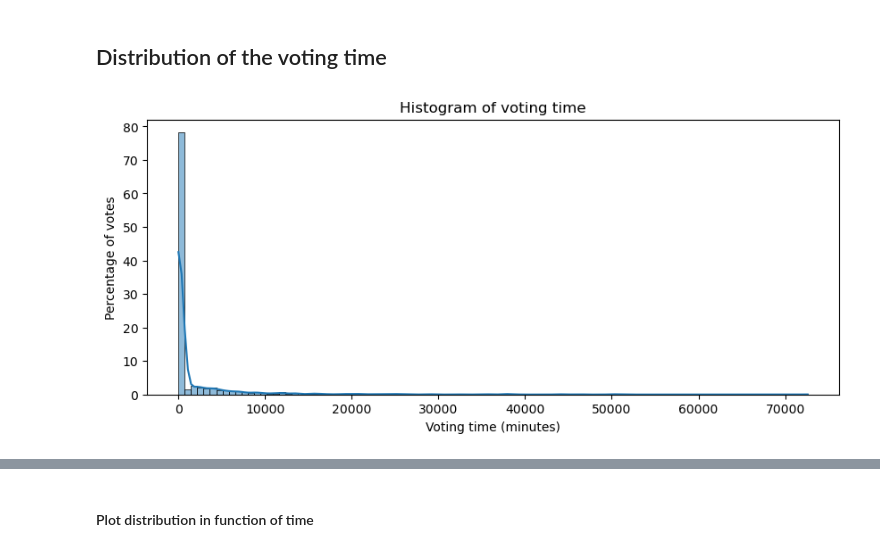
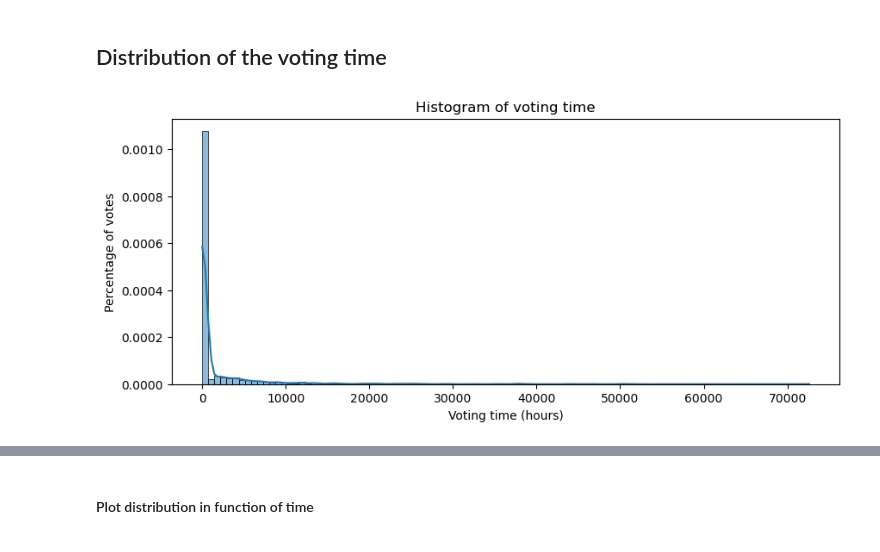
Before and after one commit to epfl-ada/ada-2023-project-abracadabra, a Jupyter notebook: P1_visualisation.ipynb, the cells around one changed output, grey strips where cells are left out. Saved outputs shown, nothing was run; the diff lists cells and outputs as text; code cells hidden in the pictures.

Commit message:
voting gap and separating round of election (in progress)

```diff
--- a/P1_visualisation.ipynb
+++ b/P1_visualisation.ipynb
@@ -215,13 +215,13 @@ df_timeserie = df_timeserie[df_timeserie['Voting_time'] != 0]
 # %%
 # Plot histogram of voting time
 fig, ax = plt.subplots(figsize=(10,4))
-sns.histplot(data=df_timeserie, x='Voting_time', kde=True, ax=ax, bins=100, stat='percent')
+sns.histplot(data=df_timeserie, x='Voting_time', kde=True, ax=ax, bins=100, stat='density')
 ax.set_title('Histogram of voting time')
 ax.set_xlabel('Voting time (hours)')
 ax.set_ylabel('Percentage of votes')
 plt.show()
 # %% [output]
-[figure, old version]
+[figure, new version]
 # %%
 fig, ax = plt.subplots(figsize=(10,4))
 sns.histplot(data=df_timeserie, x='Voting_time', kde=True, ax=ax, bins=100, stat='percent', log_scale=(True, False))
```
Also changed, not shown: parts of 7 cells of this notebook.
